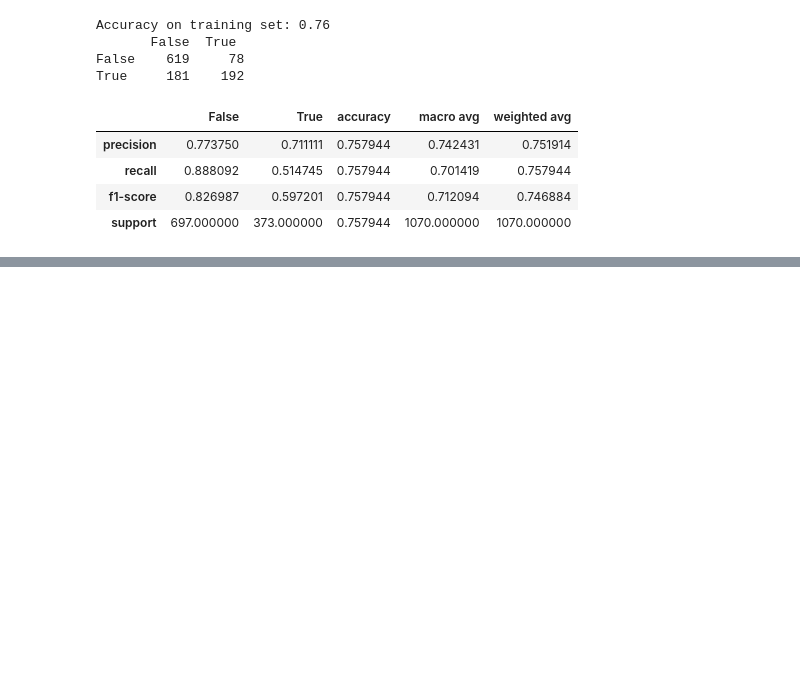
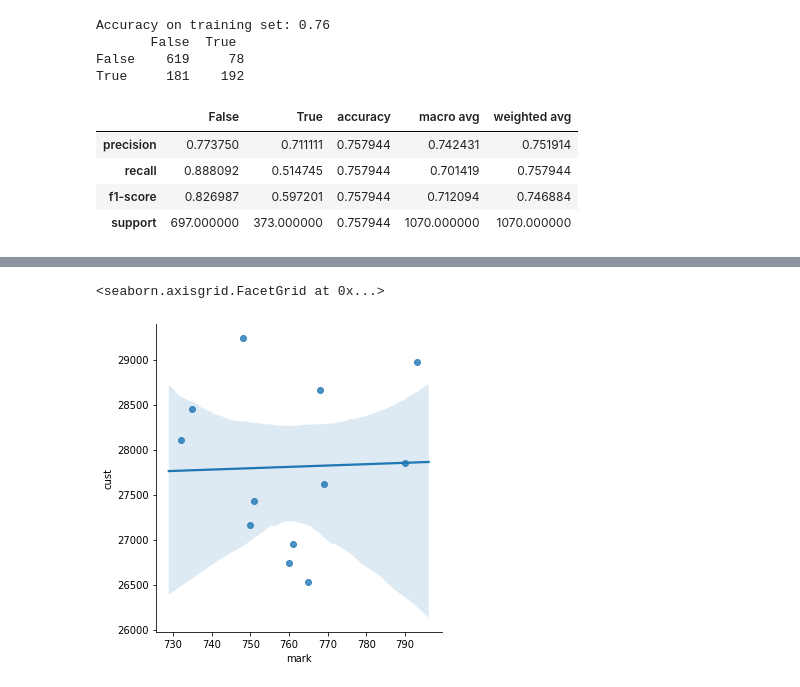
Before and after one commit to Rooster-Warrior/analyzing-customer-churn, a Jupyter notebook: Noah_working_notebook.ipynb, the cells around one changed output, grey strips where cells are left out. Drawn from its saved outputs; the diff is of its cells as text; code cells hidden in the pictures; blank space fills up the shorter version.

```diff
--- a/Noah_working_notebook.ipynb
+++ b/Noah_working_notebook.ipynb
@@ -643,3 +576,7 @@ True     181    192
 | recall | 0.888092 | 0.514745 | 0.757944 | 0.701419 | 0.757944 |
 | f1-score | 0.826987 | 0.597201 | 0.757944 | 0.712094 | 0.746884 |
 | support | 697.000000 | 373.000000 | 0.757944 | 1070.000000 | 1070.000000 |
+# %%
+marketing_expense = [765, 760, 761, 750, 751, 769, 790, 732, 735, 768, 793, 748]
+customers = [26524, 26737, 26952, 27161, 27425, 27621, 27855, 28103, 28454, 28657, 28967, 29235]
+charthouse = pd.DataFrame(np.array([marketing_expense, customers]).transpose(), columns = ['mark', 'cust'])
@@ -645,0 +599,7 @@ True     181    192
+# %%
+X = charthouse[['mark']]
+y = charthouse[['cust']]
+sns.lmplot(data=charthouse, x='mark', y='cust')
+# %% [output]
+<seaborn.axisgrid.FacetGrid at 0x...>
+[figure, added]
```
Also changed, not shown: parts of 13 cells of this notebook.
